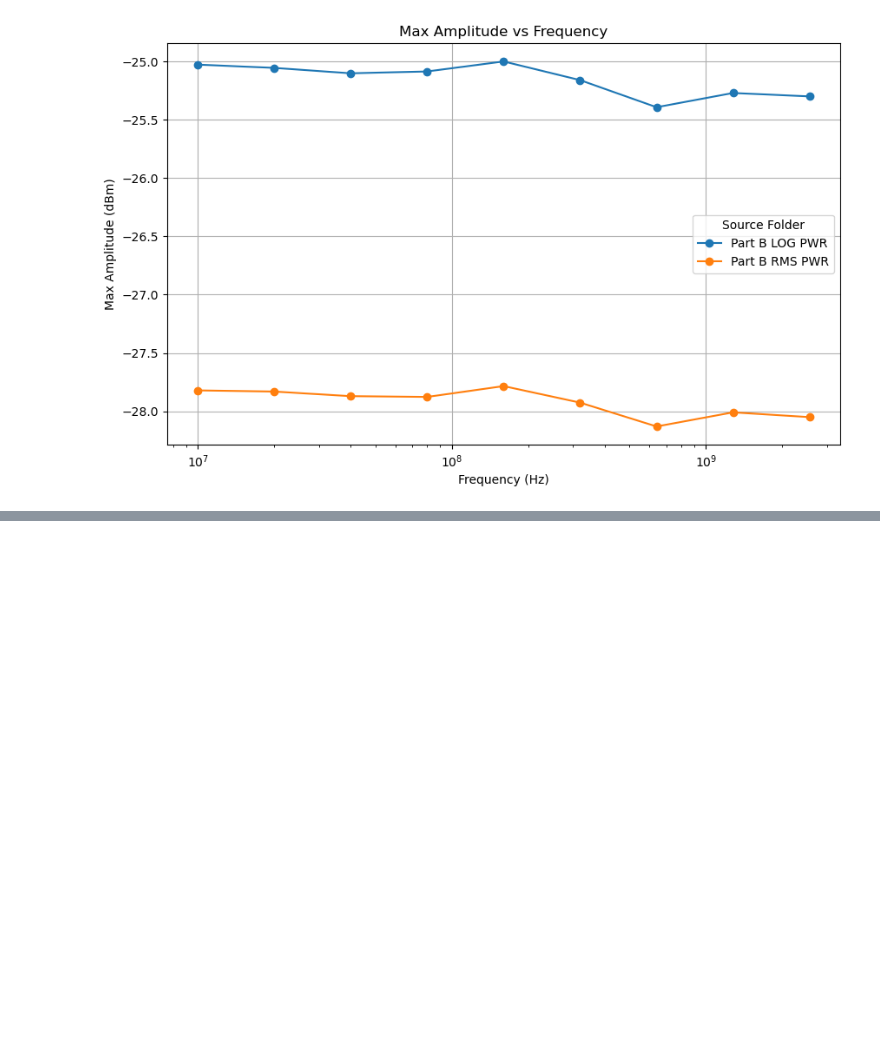
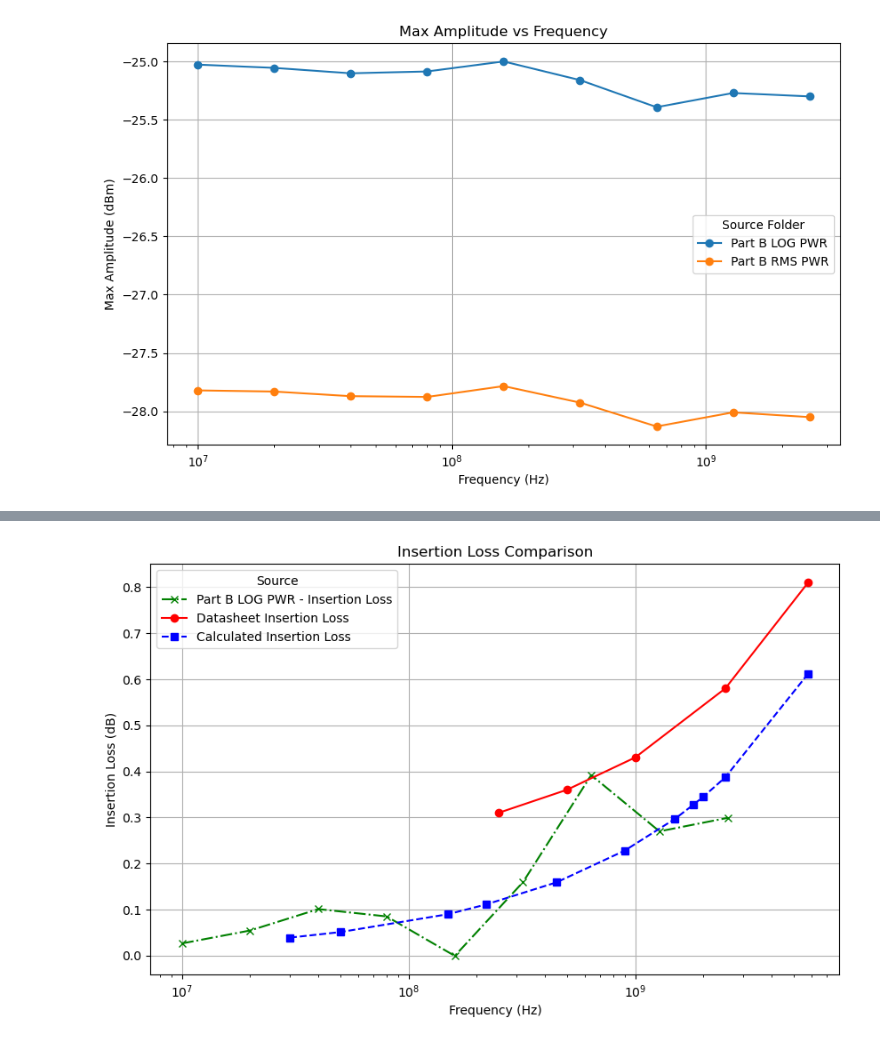
Before and after one commit to MazinDan/RF_Lab, a Jupyter notebook: Lab5_RF_Notebook.ipynb, the cells around one changed output, grey strips where cells are left out. Cells and saved outputs as stored; diff of their text form; code cells hidden in the pictures; blank space fills up the shorter version.

```diff
--- a/Lab5_RF_Notebook.ipynb
+++ b/Lab5_RF_Notebook.ipynb
@@ -372,0 +453,55 @@ plt.show()
+# %%
+# Initialize a dictionary to store insertion loss values by folder
+insertion_loss_by_folder = {}
+
+# Create a figure for the combined plot
+plt.figure(figsize=(10, 6))
+
+# Plot insertion loss for each source folder in Part_B (from max_amplitudes_by_folder)
+for source_folder in max_amplitudes_by_folder.keys():
+    # Check if the source folder is exactly "Part_B_LOG_PWR"
+    if 'Part_B_LOG_PWR' in source_folder:
+        max_amplitudes = max_amplitudes_by_folder[source_folder]
+        frequencies = frequencies_by_folder[source_folder]
+
+        # Calculate insertion loss for each max amplitude
+        insertion_loss = [-25 - amp for amp in max_amplitudes]
+
+        # Ensure the folder key exists in the dictionary before appending
+        if source_folder not in insertion_loss_by_folder:
+            insertion_loss_by_folder[source_folder] = []
+        insertion_loss_by_folder[source_folder].extend(insertion_loss)
+
+        # Plot insertion loss on the same figure
+        plt.plot(frequencies, insertion_loss, marker='x', linestyle='-.',color='green', label=f"{source_folder.replace('_', ' ')} - Insertion Loss")
+
+# Plot datasheet insertion loss (if filled)
+datasheet_frequencies = [250000000.0, 500000000.0, 1000000000.0, 2500000000.0, 5800000000.0]
+datasheet_insertion_loss = [0.31, 0.36, 0.43, 0.58, 0.81]  # Fill this list with corresponding insertion loss values (dB)
+if datasheet_frequencies and datasheet_insertion_loss:
+    plt.plot(datasheet_frequencies, datasheet_insertion_loss, marker='o', linestyle='-', color='red', label='Datasheet Insertion Loss')
+
+# Attenuation data
+attenuation_frequencies = [30, 50, 150, 220, 450, 900, 1500, 1800, 2000, 2500, 5800]  # in MHz
+attenuation_values = [1.3, 1.7, 3.0, 3.7, 5.3, 7.6, 9.9, 10.9, 11.5, 12.9, 20.4]  # in dB/100 ft
+# Convert frequencies from MHz to Hz for consistency
+attenuation_frequencies_hz = [freq * 1e6 for freq in attenuation_frequencies]
+
+# Calculate insertion loss for 3 feet of cable
+calculated_insertion_loss = [att * (3 / 100) for att in attenuation_values]
+
+# Plot calculated insertion loss from attenuation
+plt.plot(attenuation_frequencies_hz, calculated_insertion_loss, marker='s', linestyle='--', color='blue', label='Calculated Insertion Loss')
+
+# Customize the plot
+plt.xscale('log')  # Set the x-axis to logarithmic scale
+plt.xlabel('Frequency (Hz)')
+plt.ylabel('Insertion Loss (dB)')
+plt.title('Insertion Loss Comparison')
+plt.legend(title='Source')
+plt.grid(True)
+
+# Show the plot
+plt.show()
+# %% [output]
+[figure, added]
```
Also changed, not shown: parts of 2 cells of this notebook.
